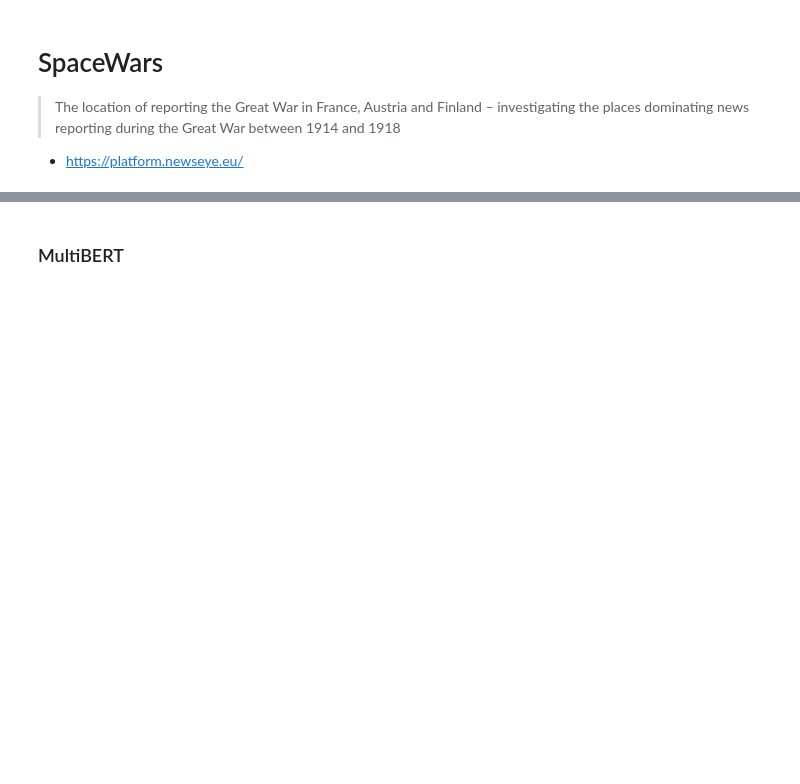
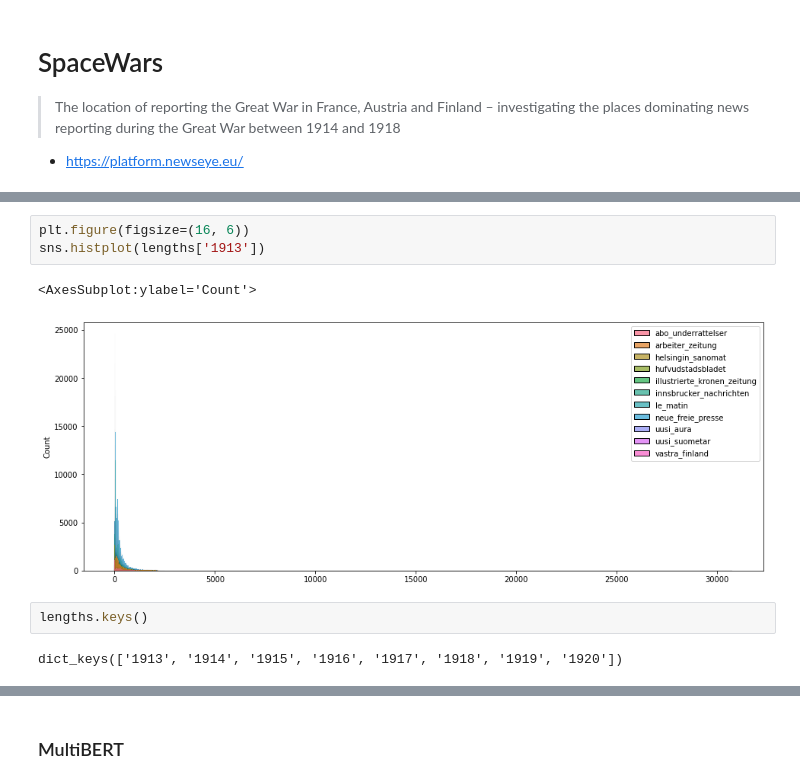
Before and after one commit to dhh21/SpaceWars, a Jupyter notebook: SpaceWars.ipynb, the cells around one changed output, grey strips where cells are left out. Drawn from its saved outputs; the diff is of its cells as text; blank space fills up the shorter version.

```diff
--- a/SpaceWars.ipynb
+++ b/SpaceWars.ipynb
@@ -6,0 +347,10 @@
+# %%
+plt.figure(figsize=(16, 6))
+sns.histplot(lengths['1913'])
+# %% [output]
+<AxesSubplot:ylabel='Count'>
+[figure, added]
+# %%
+lengths.keys()
+# %% [output]
+dict_keys(['1913', '1914', '1915', '1916', '1917', '1918', '1919', '1920'])
```
Also changed, not shown: parts of 25 cells of this notebook, 1 other file.
